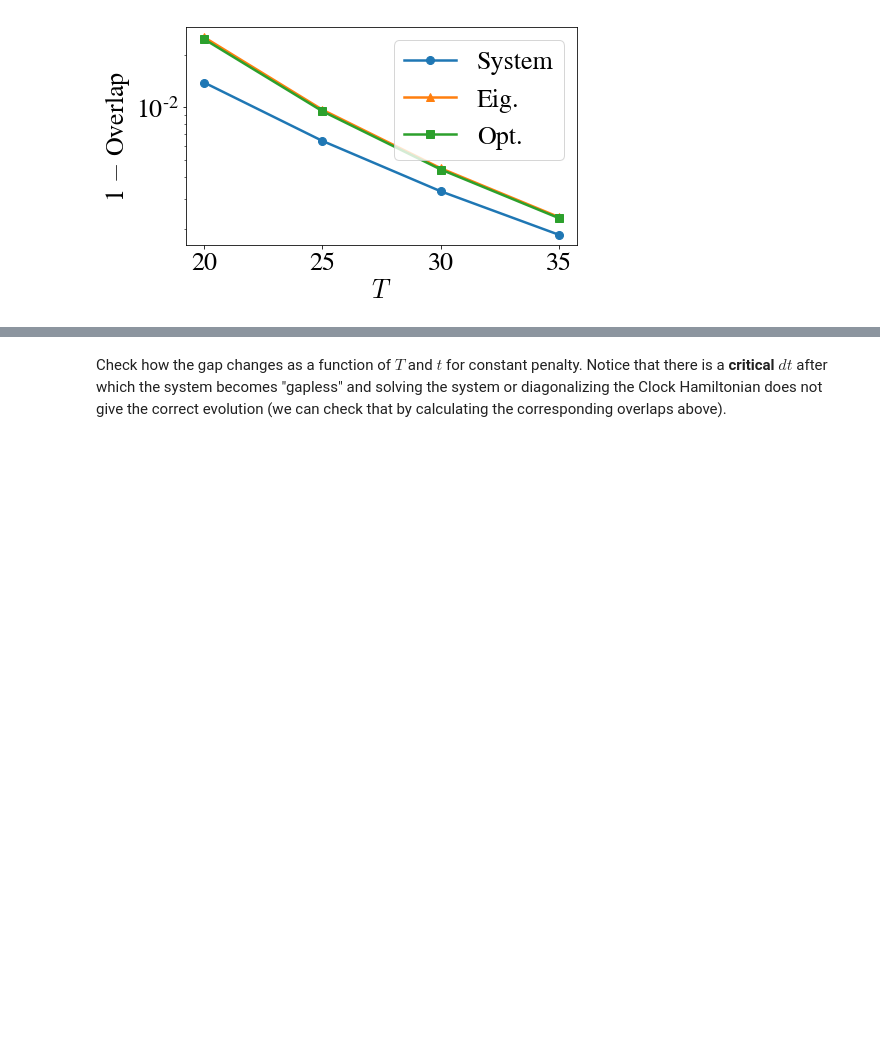
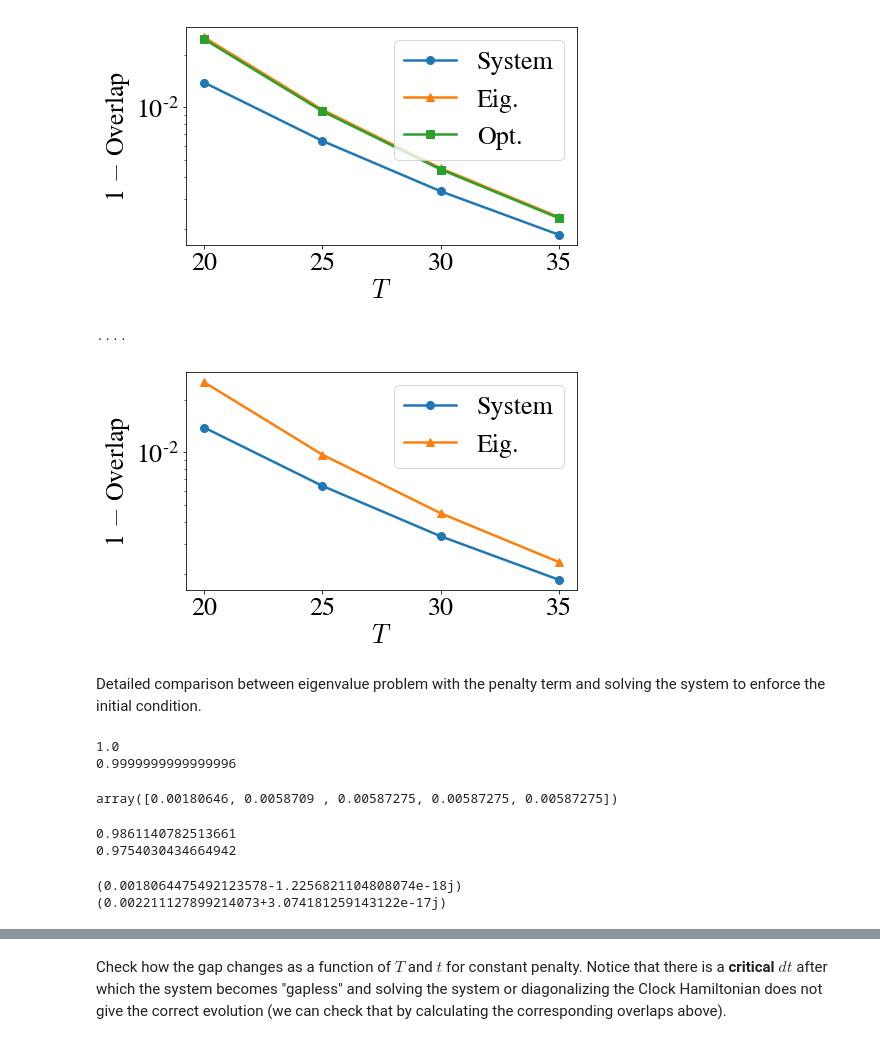
Before and after one commit to stavros11/Time-Evolution, a Jupyter notebook: ed.ipynb, the cells around one changed output, grey strips where cells are left out. Cells and saved outputs as stored; diff of their text form; code cells hidden in the pictures; blank space fills up the shorter version.

Commit message:
Solved the clock mysteries

```diff
--- a/ed.ipynb
+++ b/ed.ipynb
@@ -329,3 +331,45 @@ plt.legend()
 plt.show()
 # %% [output]
 [figure]
+# %%
+n_sites = 6
+h_init = 1.0
+h_ev = 0.5
+ham = utils.tfim_hamiltonian(n_sites, h=h_ev)
+
+T_list = [20, 25, 30, 35]
+overlaps = {"System": [], "Eig.": []}
+for time_steps in T_list:
+    t = np.linspace(0.0, 1.0, time_steps + 1)
+    dt = t[1] - t[0]
+
+    exact_state, obs = utils.tfim_exact_evolution(n_sites, t[-1], time_steps, h0=h_init, h=h_ev)
+
+    clock = ed.construct_sparse_clock(ham, dt, time_steps)
+    system_state = ed.solve_evolution_system(clock, exact_state[0], lg.gmres, print_info=False)
+    overlaps["System"].append(utils.averaged_overlap(exact_state, system_state))
+
+    clock_pen = ed.construct_sparse_clock(ham, dt, time_steps, init_penalty=10.0, psi0=exact_state[0])
+    clock_pen = np.array(clock_pen.todense())
+    eigvals, eigvecs = np.linalg.eigh(clock_pen)
+    eig_state = eigvecs[:, 0].reshape(exact_state.shape)
+    overlaps["Eig."].append(utils.averaged_overlap(exact_state, eig_state))
+    print(".", end="")
+# %% [output]
+....
+# %%
+for k in overlaps.keys():
+    overlaps[k] = np.array(overlaps[k])
+
+plt.figure(figsize=(7, 4))
+markers = ["o", "^", "s"]
+for i, k in enumerate(overlaps.keys()):
+    plt.semilogy(T_list, 1 - overlaps[k], marker=markers[i], linewidth=2.5, markersize=8, color=cp[i], label=k)
+plt.xlabel("$T$")
+plt.ylabel("1 $-$ Overlap")
+plt.legend()
+plt.show()
+# %% [output]
+[figure, added]
+# %% [markdown]
+Detailed comparison between eigenvalue problem with the penalty term and solving the system to enforce the initial condition.
@@ -331,0 +394,25 @@ plt.show()
+# %%
+system_norms = (np.abs(system_state)**2).sum(axis=1)
+eig_norms = (np.abs(eig_state)**2).sum(axis=1)
+
+print(np.abs((exact_state[0].conj() * system_state[0]).sum())**2 / system_norms[0])
+print(np.abs((exact_state[0].conj() * eig_state[0]).sum())**2 / eig_norms[0])
+# %% [output]
+1.0
+0.9999999999999996
+# %%
+eigvals[:5]
+# %% [output]
+array([0.00180646, 0.0058709 , 0.00587275, 0.00587275, 0.00587275])
+# %%
+print(utils.averaged_overlap(state1=exact_state, state2=system_state))
+print(utils.averaged_overlap(state1=exact_state, state2=eig_state))
+# %% [output]
+0.9861140782513661
+0.9754030434664942
+# %%
+print((eig_state.ravel().conj() * clock_pen.dot(eig_state.ravel())).sum() / eig_norms.sum())
+print((system_state.ravel().conj() * clock_pen.dot(system_state.ravel())).sum() / system_norms.sum())
+# %% [output]
+(0.0018064475492123578-1.2256821104808074e-18j)
+(0.002211127899214073+3.074181259143122e-17j)
```
Also changed, not shown: parts of 15 cells of this notebook.
